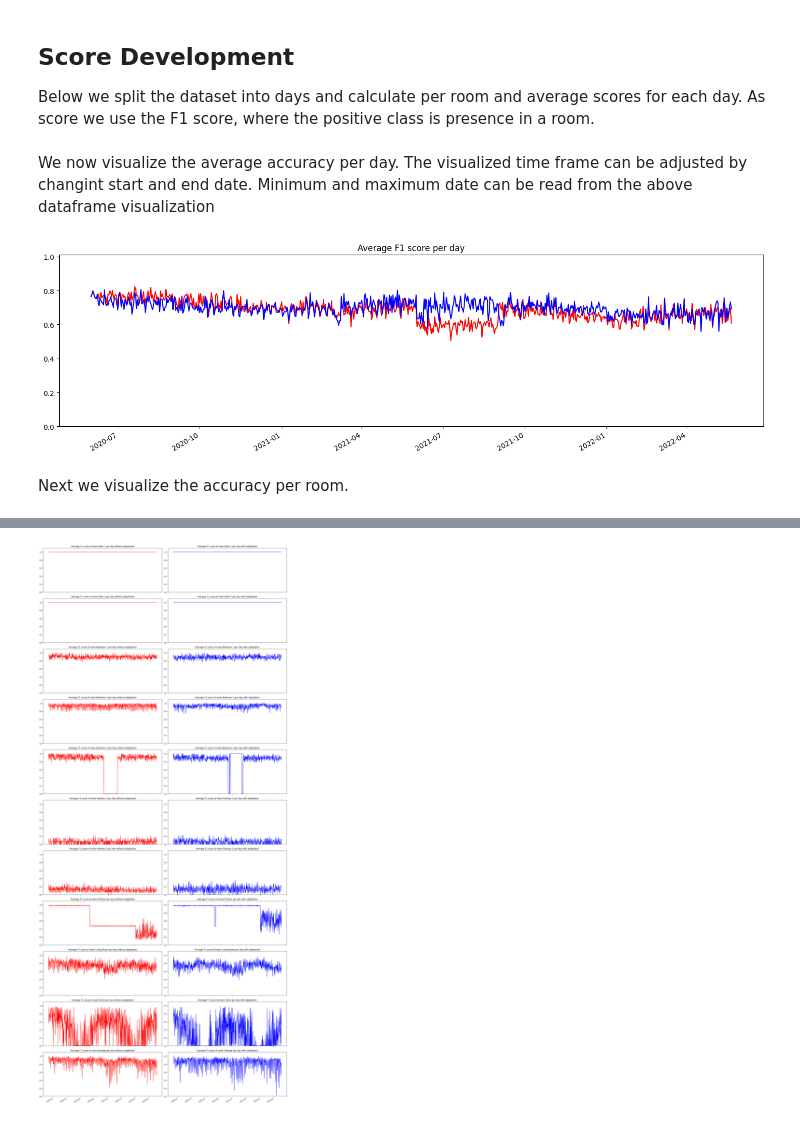
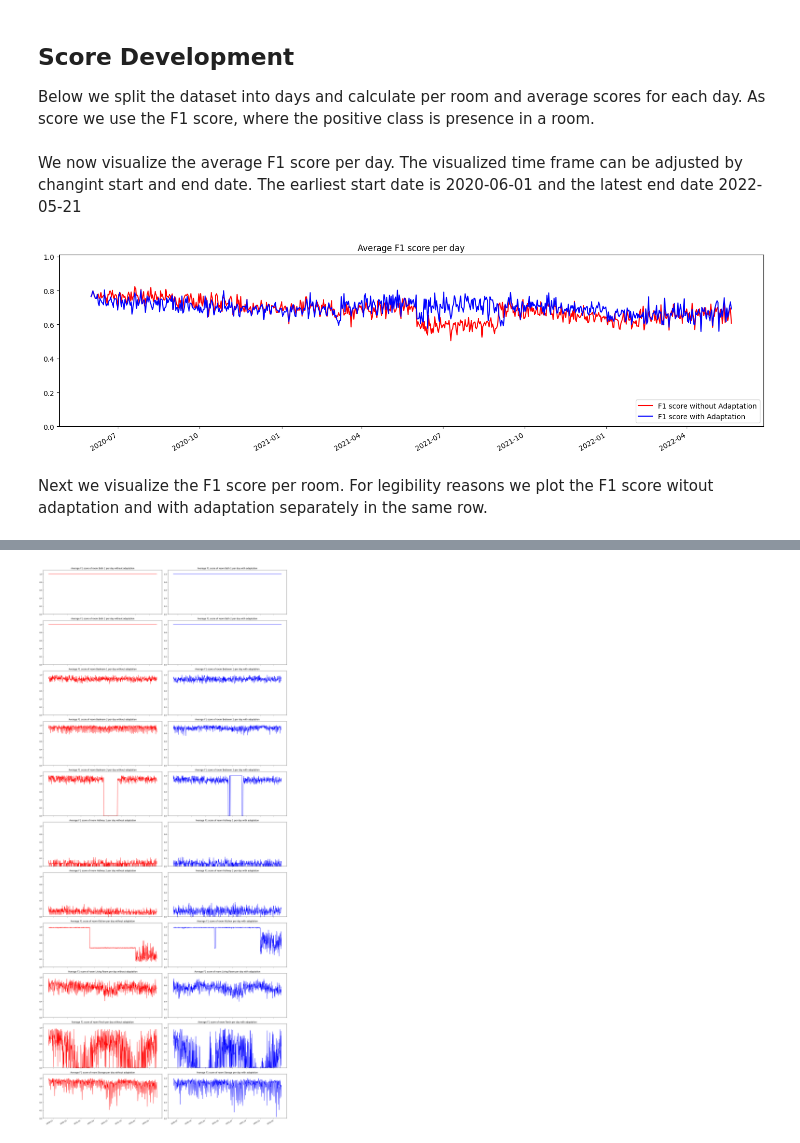
Before and after one commit to frank-trollmann/evohome, a Jupyter notebook: examples/simple_scenario/notebooks/adaptation_evaluation.ipynb, the cells around one changed output, grey strips where cells are left out. Cells and saved outputs as stored; diff of their text form; code cells hidden in the pictures.

Commit message:
feat: updated data and notebook of simple scenario

```diff
--- a/examples/simple_scenario/notebooks/adaptation_evaluation.ipynb
+++ b/examples/simple_scenario/notebooks/adaptation_evaluation.ipynb
@@ -38,7 +41,8 @@ Additional data processing:
 # %%
 def load_data(file):
     data_frame = pd.read_pickle(file)
-    data_frame.dropna(axis = 0, how = "any", inplace = True)
+    data_frame.dropna(axis = 1, how = "all", inplace = True) # drop all exclusively none columns
+    data_frame.dropna(axis = 0, how = "any", inplace = True) # drop all rows with snone value
     for index in range(nr_rooms):
         column = "prediction_" + str(index)
         data_frame[column] = data_frame[column].astype('int32')
@@ -47,13 +51,16 @@ def load_data(file):
     data_frame.drop("date", axis = 1, inplace= True)
     return data_frame
 
+# create scenario and load room names. This assumes the scenario has not changes since data was recorded.
 scenario = create_simple_scenario()
 room_names = scenario.get_room_names()
 nr_rooms = len(room_names)
 
+# load datasets
 data_frame_static = load_data("examples/simple_scenario/data/running.pickle")
 data_frame_adaptive = load_data("examples/simple_scenario/data/adapting.pickle")
 
+# print adaptive dataset
 data_frame_adaptive
 # %% [output]
 |  | weather | prediction_time | adaptation_time | room_0 | prediction_0 | room_1 | prediction_1 | room_2 | ... |
@@ -77,6 +84,13 @@ Below we split the dataset into days and calculate per room and average scores f
 As score we use the F1 score, where the positive class is presence in a room.
 # %%
 def get_f1(data_frame):
+    """
+        Calculate F1 score of a dataframe
+        params:
+            - data_frame: a time series with prediction_n and room_n as keys, for all rooms n.
+        returns:
+            - a list of floating point numbers, indexed by room number, representing the overall F1 score of a room.
+    """
     f1s = []
     for index in range(nr_rooms):
         f1s.append(metrics.f1_score(y_pred = data_frame["prediction_" + str(index)],
@@ -85,36 +99,52 @@ def get_f1(data_frame):
     return f1s
 
 def to_day_scores(data_frame):
+    """
+        Processes a dataframe to day-wise aggregate scores.
+        params:
+            - data_frame: A time series following the data storage format of the simulation
+        returns:
+            - a dataframe as day-indexed time series with the following columns:
+                - "n" for room_number n, the averag accuracy of that day
+                - "average" the average accuracy of all rooms on that day
+                - "adaptation_time" the sum of adaptation times on that day.
+    """
     by_day_data = data_frame.groupby(data_frame.index.date)
+
+    # calculate room-wise accuracy
     days = [group[0] for group in by_day_data]
     day_scores = [get_f1(group[1]) for group in by_day_data]
     day_scores = pd.DataFrame(day_scores, index=pd.DatetimeIndex(days))
+
+    # calculate average accuracy
     day_scores["average"] = day_scores[0]
     for index in range(1,nr_rooms):
         day_scores["average"] += day_scores[index]
     day_scores["average"] /= nr_rooms
+
     return day_scores
 
 day_scores_static = to_day_scores(data_frame_static)
 day_scores_adaptive = to_day_scores(data_frame_adaptive)
 # %% [markdown]
-We now visualize the average accuracy per day.
-The visualized time frame can be adjusted by changint start and end date.
-Minimum and maximum date can be read from the above dataframe visualization
+We now visualize the average F1 score per day.
+The visualized time frame can be adjusted by changint start and end date. The earliest start date is 2020-06-01 and the latest end date 2022-05-21
 # %%
 
 start_date = datetime(year = 2020,month=6, day = 1)
 end_date = datetime(year = 2022,month=5, day = 22)
 
 fig, ax = plt.subplots()
 fig.set_size_inches(18, 5, forward=True)
-ax.plot(day_scores_static[start_date:end_date]["average"],"r-")
-ax.plot(day_scores_adaptive[start_date:end_date]["average"],"b-")
+ax.plot(day_scores_static[start_date:end_date]["average"],"r-", label="F1 score without Adaptation")
+ax.plot(day_scores_adaptive[start_date:end_date]["average"],"b-", label="F1 score with Adaptation")
 ax.set_title("Average F1 score per day")
+ax.legend(loc="lower right")
 ax.set_ylim([0.0, 1.01])
 fig.autofmt_xdate()
 plt.show()
 # %% [output]
-[figure, old version]
+[figure, new version]
 # %% [markdown]
-Next we visualize the accuracy per room.
+Next we visualize the F1 score per room.
+For legibility reasons we plot the F1 score witout adaptation and with adaptation separately in the same row.
```
Also changed, not shown: parts of 12 cells of this notebook, 5 other files.
